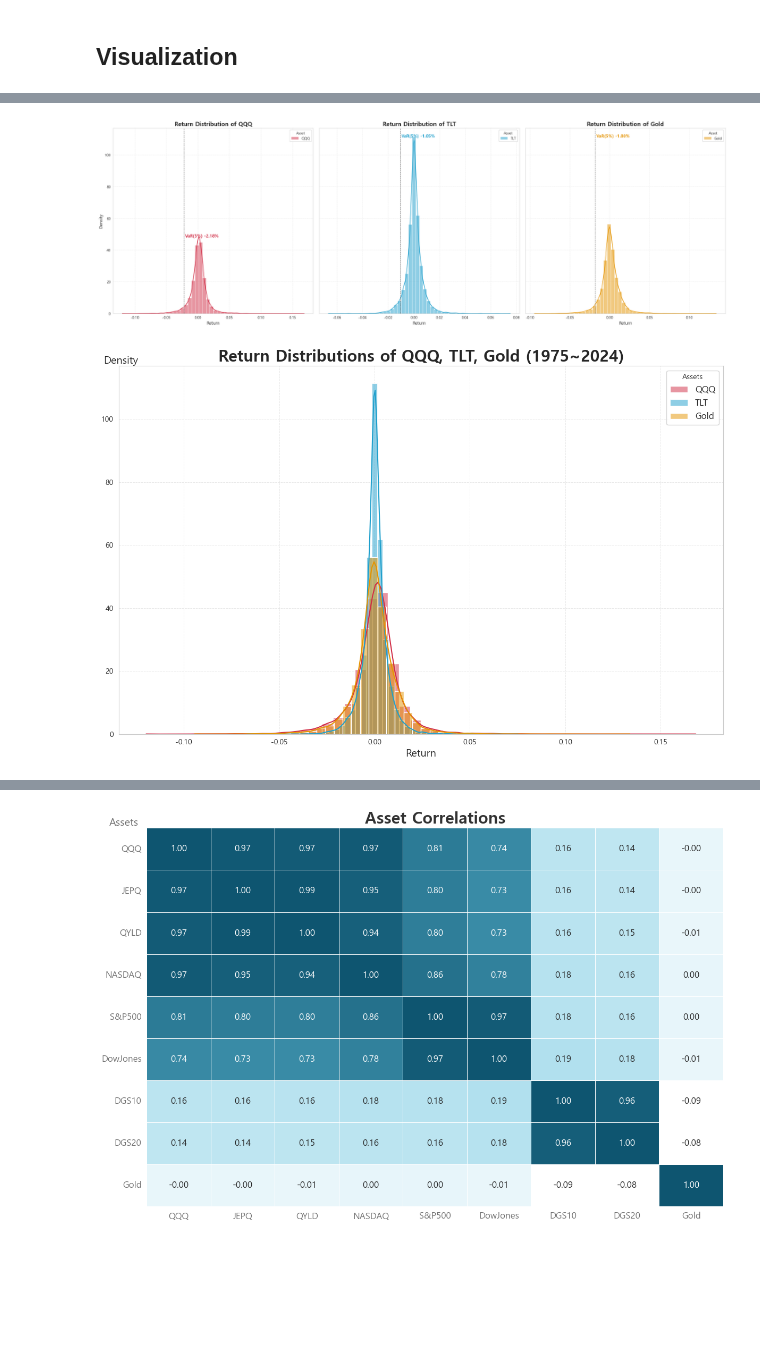
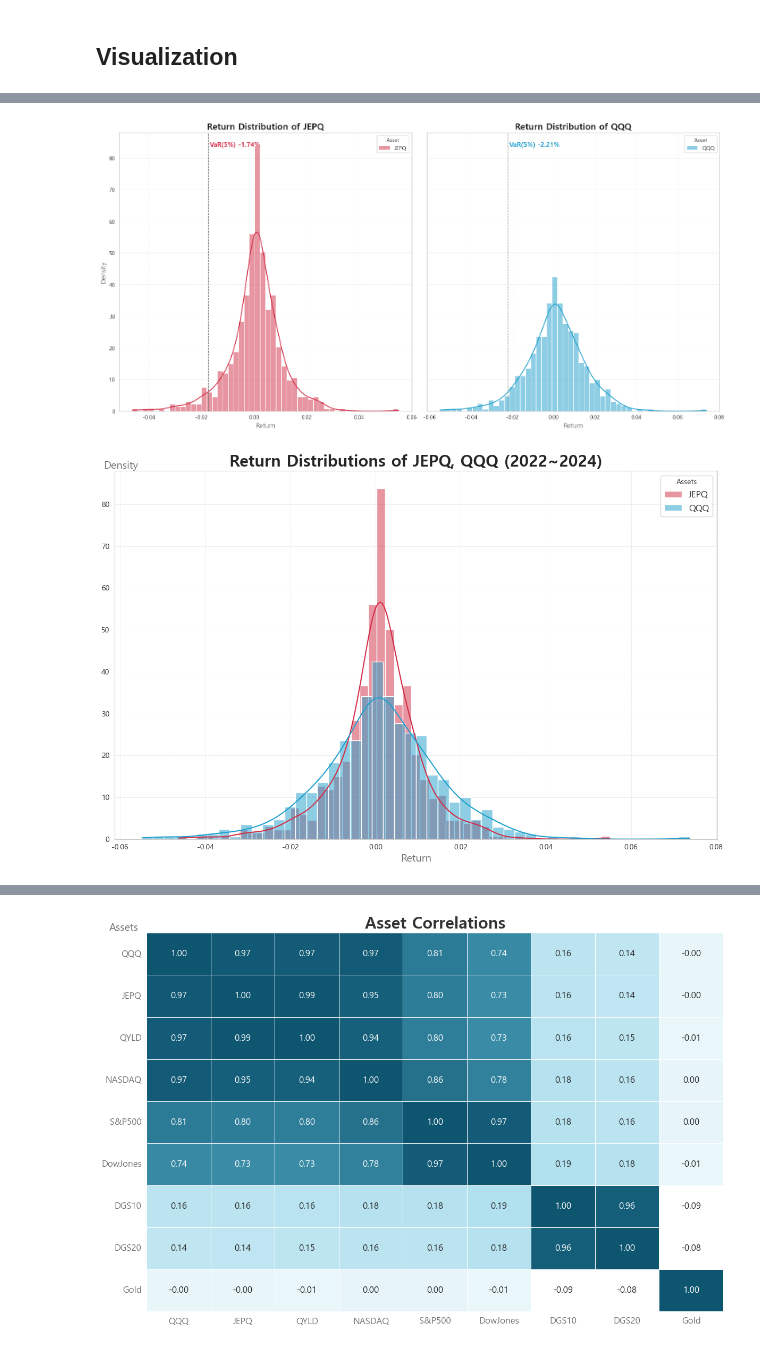
Before and after one commit to sdjhs0327/ws_fn, a Jupyter notebook: contents/00_01_Anal_One_JEPQ.ipynb, the cells around one changed output, grey strips where cells are left out. Saved outputs shown, nothing was run; the diff lists cells and outputs as text; code cells hidden in the pictures; blank space fills up the shorter version.

```diff
--- a/contents/00_01_Anal_One_JEPQ.ipynb
+++ b/contents/00_01_Anal_One_JEPQ.ipynb
@@ -119,6 +121,6 @@ highlight_periods = [(shock_cases['1차오일쇼크_t0'], shock_cases['1차오
 # %% [markdown]
 ## Visualization
 # %%
-## assets = ['JEPQ', 'QQQ']
-assets = ['QQQ', 'TLT', 'Gold']
+assets = ['JEPQ', 'QQQ']
+## assets = ['QQQ', 'TLT', 'Gold']
 # %%
@@ -128,9 +138,9 @@ gm.trend_plot(df_imp, assets, highlight_periods=highlight_periods, colors=[mycol
 # %%
-gm.asset_histogram_plot(df_imp.pct_change(), assets, colors=[mycolors['color_norm'], mycolors['color_cont'], mycolors['color_sub']])
+gm.asset_histogram_plot(df_cut.pct_change(), assets, colors=[mycolors['color_norm'], mycolors['color_cont'], mycolors['color_sub']])
 # %% [output]
-[figure, old version]
+[figure, new version]
 # %%
-gm.asset_histogram_merged_plot(df_imp.pct_change(), assets, colors=[mycolors['color_norm'], mycolors['color_cont'], mycolors['color_sub']])
+gm.asset_histogram_merged_plot(df_cut.pct_change(), assets, colors=[mycolors['color_norm'], mycolors['color_cont'], mycolors['color_sub']])
 # %% [output]
-[figure, old version]
+[figure, new version]
 # %%
```
Also changed, not shown: parts of 8 cells of this notebook, 6 other files.
